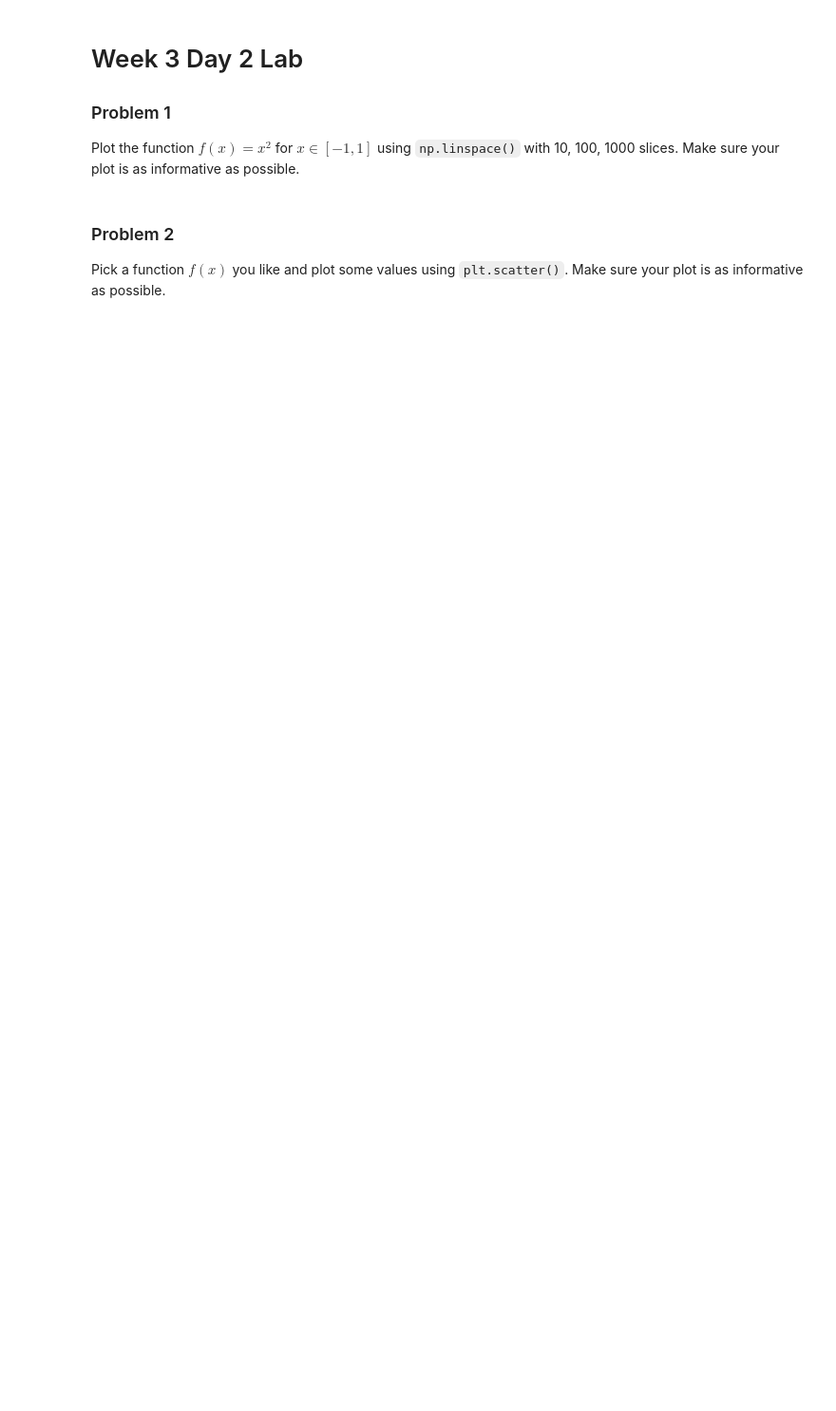
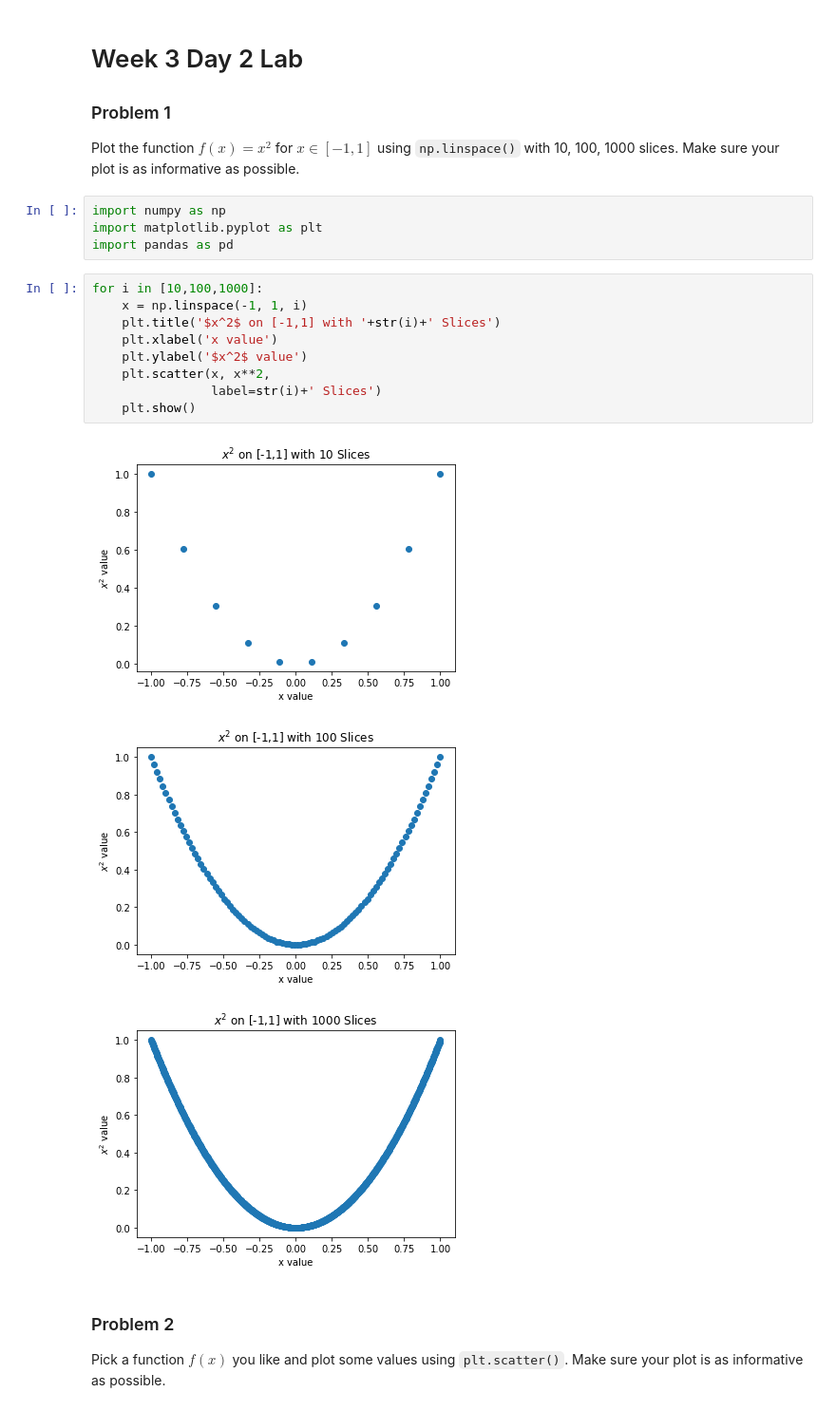
Before and after one commit to garrett-kepler/Math-300----Mathematical-Computing, a Jupyter notebook: Labs/Week 3 -- Data Science & Visualization/Week 3 Day 2 Lab.ipynb, the cells around one changed output. Shown at 95% size. Saved outputs shown, nothing was run; the diff lists cells and outputs as text; blank space fills up the shorter version.

```diff
--- a/Labs/Week 3 -- Data Science & Visualization/Week 3 Day 2 Lab.ipynb
+++ b/Labs/Week 3 -- Data Science & Visualization/Week 3 Day 2 Lab.ipynb
@@ -3,6 +3,23 @@
 
 ### Problem 1
 Plot the function $f(x)=x^2$ for $x\in [-1,1]$ using `np.linspace()` with 10, 100, 1000 slices. Make sure your plot is as informative as possible.
+# %%
+import numpy as np
+import matplotlib.pyplot as plt
+import pandas as pd
+# %%
+for i in [10,100,1000]:
+    x = np.linspace(-1, 1, i)
+    plt.title('$x^2$ on [-1,1] with '+str(i)+' Slices')
+    plt.xlabel('x value')
+    plt.ylabel('$x^2$ value')
+    plt.scatter(x, x**2,
+                label=str(i)+' Slices')
+    plt.show()
+# %% [output]
+[figure, added]
+[figure, added]
+[figure, added]
 # %% [markdown]
 ### Problem 2
 Pick a function $f(x)$ you like and plot some values using `plt.scatter()`. Make sure your plot is as informative as possible.
```
Also changed, not shown: parts of 4 cells of this notebook, 2 other files.
